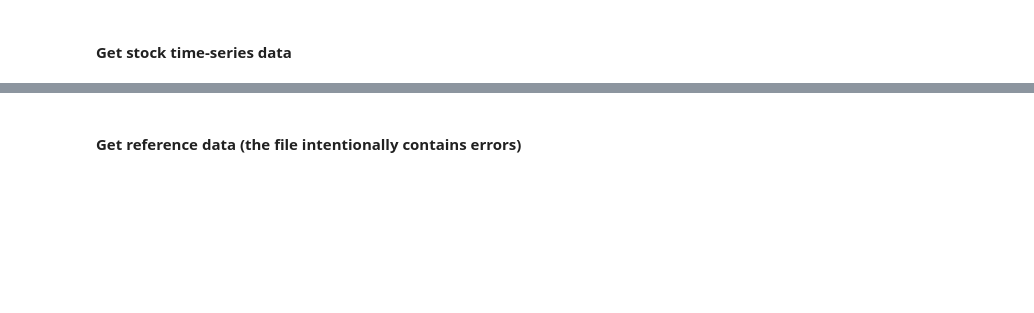
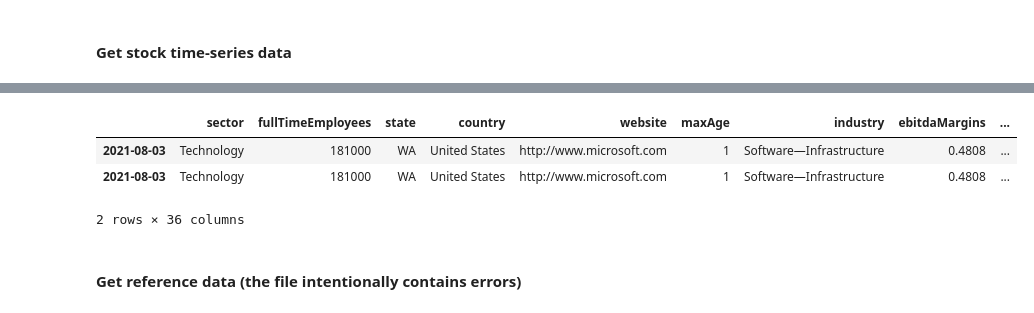
Before and after one commit to andr3wpex/ReferenceDataChange, a Jupyter notebook: ReferenceDataChange.ipynb, the cells around one changed output, grey strips where cells are left out. Saved outputs shown, nothing was run; the diff lists cells and outputs as text; code cells hidden in the pictures; blank space fills up the shorter version.

```diff
--- a/ReferenceDataChange.ipynb
+++ b/ReferenceDataChange.ipynb
@@ -43,0 +157,2 @@ display(stock_price.head())
+# %%
+ref_csv_file = "ref_df.csv"
@@ -43,0 +161,9 @@ display(stock_price.head())
+# %%
+ref_df = pd.read_csv(ref_csv_file, names = list(ref_df_today.columns))
+# %%
+ref_df.head()
+# %% [output]
+|  | sector | fullTimeEmployees | state | country | website | maxAge | industry | ebitdaMargins | ... |
+| 2021-08-03 | Technology | 181000 | WA | United States | http://www.microsoft.com | 1 | Software—Infrastructure | 0.4808 | ... |
+| 2021-08-03 | Technology | 181000 | WA | United States | http://www.microsoft.com | 1 | Software—Infrastructure | 0.4808 | ... |
+2 rows × 36 columns
```
Also changed, not shown: parts of 31 cells of this notebook, 1 other file.
